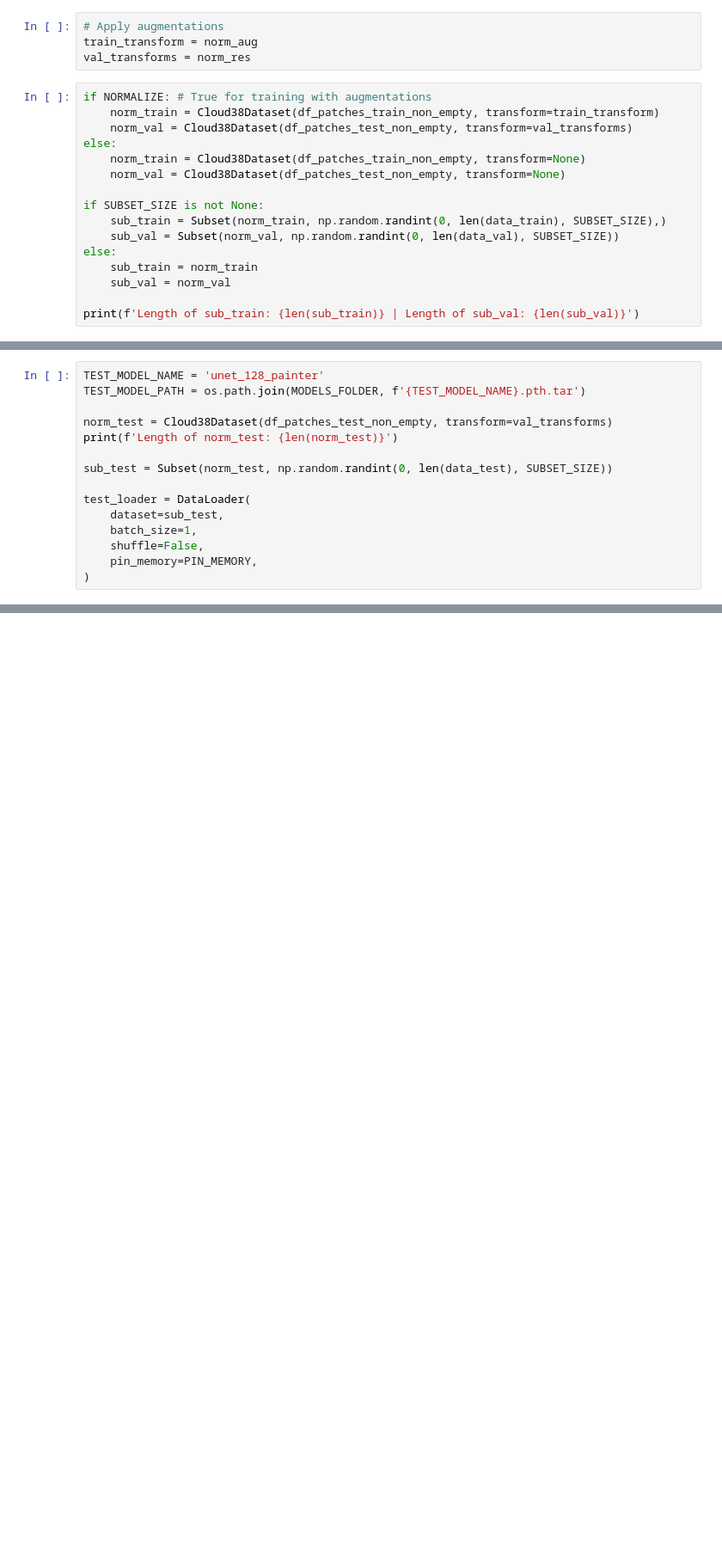
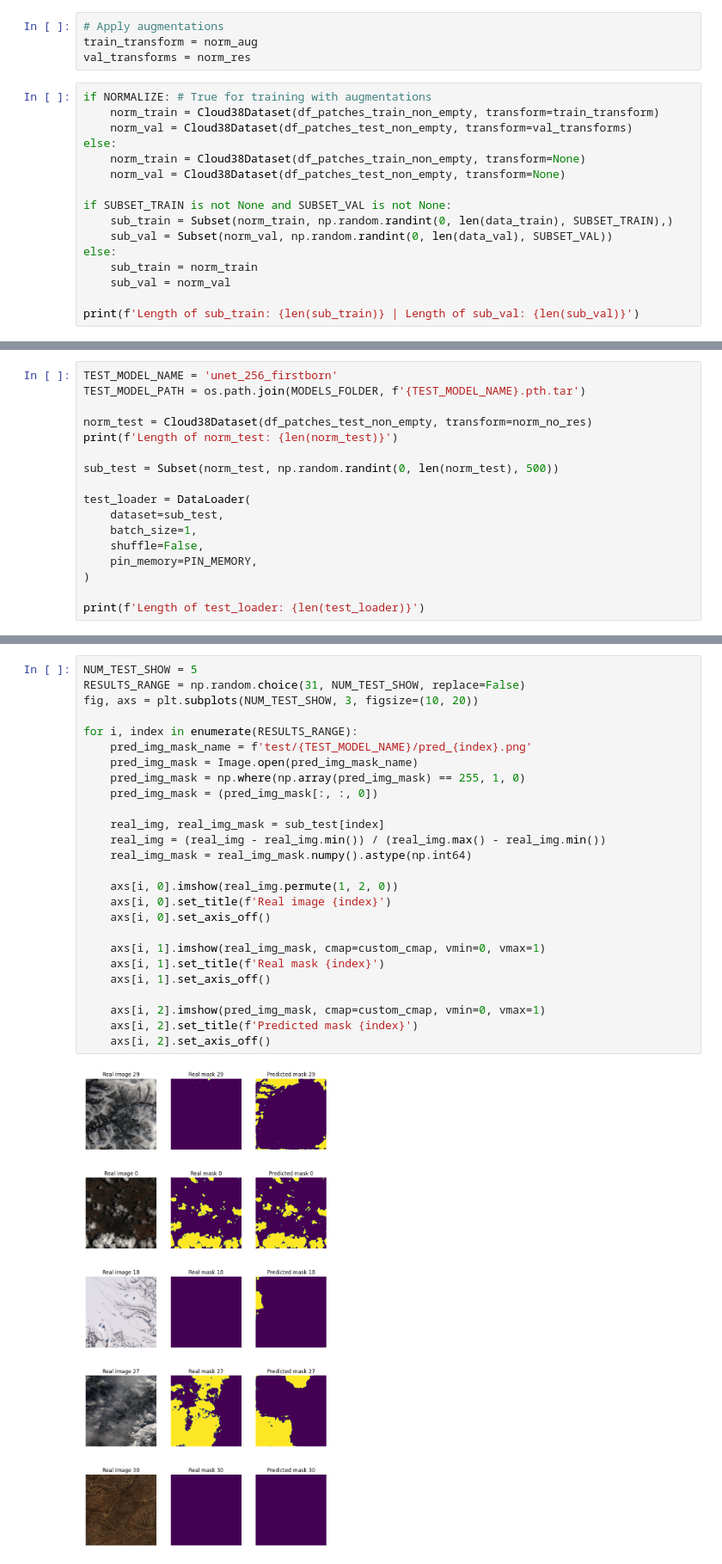
Before and after one commit to TheArtemis/Sapienza-AI-Lab-Project, a Jupyter notebook: 38-cloud-notebook.ipynb, the cells around one changed output, grey strips where cells are left out. Shown at 86% size. Saved outputs shown, nothing was run; the diff lists cells and outputs as text; blank space fills up the shorter version.

```diff
--- a/38-cloud-notebook.ipynb
+++ b/38-cloud-notebook.ipynb
@@ -289,9 +299,9 @@ else:
     norm_train = Cloud38Dataset(df_patches_train_non_empty, transform=None)
     norm_val = Cloud38Dataset(df_patches_test_non_empty, transform=None)
 
-if SUBSET_SIZE is not None:
-    sub_train = Subset(norm_train, np.random.randint(0, len(data_train), SUBSET_SIZE),)
-    sub_val = Subset(norm_val, np.random.randint(0, len(data_val), SUBSET_SIZE))
+if SUBSET_TRAIN is not None and SUBSET_VAL is not None:
+    sub_train = Subset(norm_train, np.random.randint(0, len(data_train), SUBSET_TRAIN),)
+    sub_val = Subset(norm_val, np.random.randint(0, len(data_val), SUBSET_VAL))
 else:
     sub_train = norm_train
     sub_val = norm_val
@@ -604,11 +746,11 @@ for i, index in enumerate(RESULTS_RANGE):
 # %%
-TEST_MODEL_NAME = 'unet_128_painter'
+TEST_MODEL_NAME = 'unet_256_firstborn'
 TEST_MODEL_PATH = os.path.join(MODELS_FOLDER, f'{TEST_MODEL_NAME}.pth.tar')
 
-norm_test = Cloud38Dataset(df_patches_test_non_empty, transform=val_transforms)
+norm_test = Cloud38Dataset(df_patches_test_non_empty, transform=norm_no_res)
 print(f'Length of norm_test: {len(norm_test)}')
 
-sub_test = Subset(norm_test, np.random.randint(0, len(data_test), SUBSET_SIZE))
+sub_test = Subset(norm_test, np.random.randint(0, len(norm_test), 500))
 
 test_loader = DataLoader(
     dataset=sub_test,
@@ -616,3 +758,5 @@ test_loader = DataLoader(
     shuffle=False,
     pin_memory=PIN_MEMORY,
 )
+
+print(f'Length of test_loader: {len(test_loader)}')
@@ -623,0 +780,28 @@ evaluate_model(test_loader, test_model, device=DEVICE)
+# %%
+NUM_TEST_SHOW = 5
+RESULTS_RANGE = np.random.choice(31, NUM_TEST_SHOW, replace=False)
+fig, axs = plt.subplots(NUM_TEST_SHOW, 3, figsize=(10, 20))
+
+for i, index in enumerate(RESULTS_RANGE):
+    pred_img_mask_name = f'test/{TEST_MODEL_NAME}/pred_{index}.png'
+    pred_img_mask = Image.open(pred_img_mask_name)
+    pred_img_mask = np.where(np.array(pred_img_mask) == 255, 1, 0)
+    pred_img_mask = (pred_img_mask[:, :, 0])
+
+    real_img, real_img_mask = sub_test[index]
+    real_img = (real_img - real_img.min()) / (real_img.max() - real_img.min())
+    real_img_mask = real_img_mask.numpy().astype(np.int64)
+
+    axs[i, 0].imshow(real_img.permute(1, 2, 0))
+    axs[i, 0].set_title(f'Real image {index}')
+    axs[i, 0].set_axis_off()
+
+    axs[i, 1].imshow(real_img_mask, cmap=custom_cmap, vmin=0, vmax=1)
+    axs[i, 1].set_title(f'Real mask {index}')
+    axs[i, 1].set_axis_off()
+
+    axs[i, 2].imshow(pred_img_mask, cmap=custom_cmap, vmin=0, vmax=1)
+    axs[i, 2].set_title(f'Predicted mask {index}')
+    axs[i, 2].set_axis_off()
+# %% [output]
+[figure, added]
```
Also changed, not shown: parts of 18 cells of this notebook.
